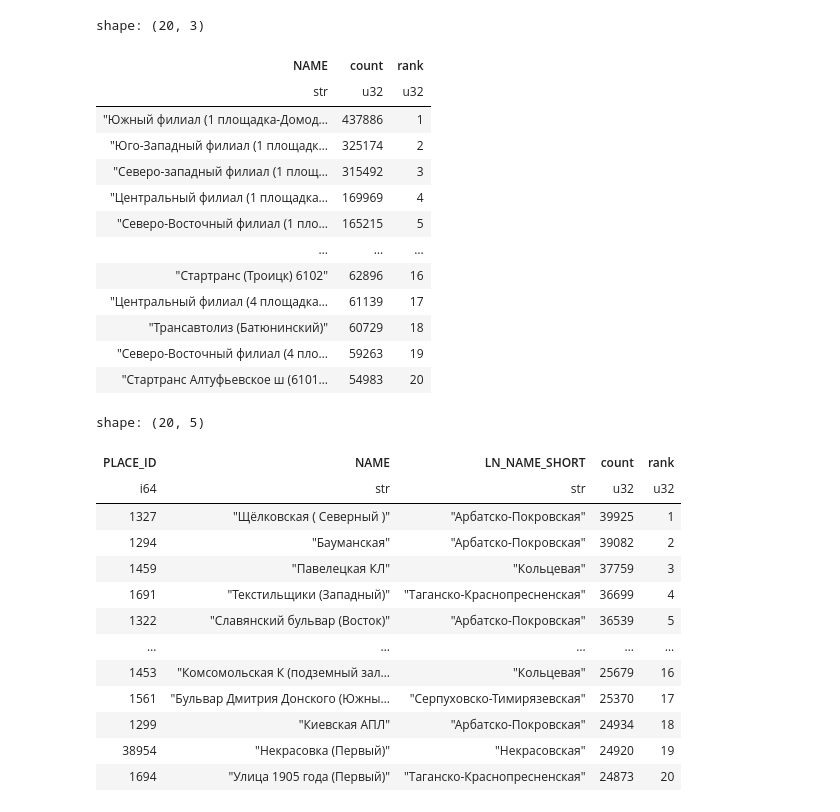
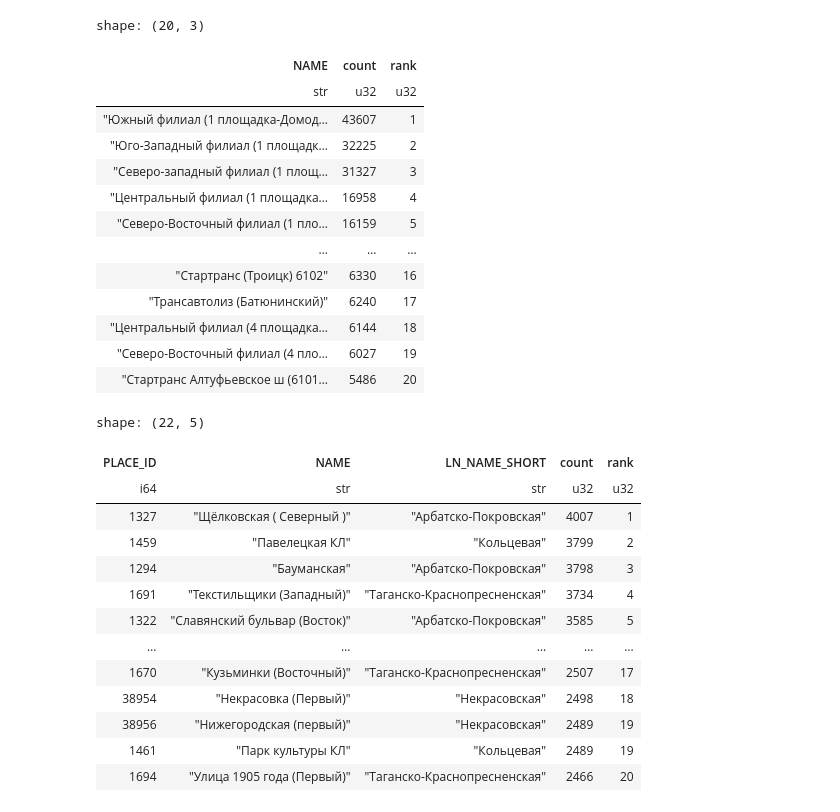
Before and after one commit to Sanya239/MosMetro, a Jupyter notebook: Dash-app.ipynb, the cells around one changed output. Drawn from its saved outputs; the diff is of its cells as text; code cells hidden in the pictures.

```diff
--- a/Dash-app.ipynb
+++ b/Dash-app.ipynb
@@ -1,8 +1,8 @@
 # %%
 import time
 
-data_folder = 'data1/'
-csv_path = data_folder + "PASS_ALL_202503242210.csv"  # путь к жирному файлу
+data_folder = 'app/data1/'
+csv_path = data_folder + "big_data.csv"  # путь к жирному файлу
 
 parquet_path = csv_path.replace('.csv', '.parquet')
 print(f"Последний запуск {time.ctime()}")
@@ -69,9 +69,7 @@ def read_parquet_with_duckdb(data_path: str, no_metro=False, no_overground=False
         WHERE row_num % 10 = 0
     """
 
-    result = duckdb.query(query).pl().with_columns(
-        pl.col("TRAN_DATE").str.strptime(pl.Datetime, format="%Y-%m-%d %H:%M:%S%.f")
-    ).with_columns([
+    result = duckdb.query(query).pl().with_columns([
         pl.col("TRAN_DATE").dt.date().alias("TRAN_ONLY_DATE"),
         pl.col("TRAN_DATE").dt.time().alias("TRAN_ONLY_TIME")
     ]).with_columns(
@@ -154,48 +152,48 @@ from datetime import datetime
 
 def load_top_stops_overground(top=20, start_dt="2025-03-10", end_dt="2025-03-16", start_tm="00:00",
                               end_tm="23:59", continuous=False):
-    place_lookup = pl.read_csv("data1/REF_PSG_PLACES_202503251822.csv", separator=';')
+    place_lookup = pl.read_csv(data_folder+"REF_PSG_PLACES_202503251822.csv", separator=';')
     # Фильтрация по времени
     try:
         filtered = filter_by_time(overground, start_dt, end_dt, start_tm, end_tm, continuous)
     except:
         return "Wrong data format"
     # Топ остановок
     top_stops = (
         filtered.join(
             place_lookup.select(["PLACE_ID", "NAME", "LN_NAME_SHORT"]),
             left_on="PLACE_ID",
             right_on="PLACE_ID",
             how="left"
         )
         .group_by("NAME")
         .agg(pl.len().alias("count"))
         .sort("count", descending=[True])
         .drop_nulls()
         .with_columns(
             pl.col("count").rank("dense", descending=True).alias("rank")
         )
         .filter(pl.col("rank") <= top))
 
     return top_stops
 
 
 load_top_stops_overground()
 # %% [output]
 shape: (20, 3)
 | NAME | count | rank |
 | str | u32 | u32 |
-| "Южный филиал (1 площадка-Домод… | 437886 | 1 |
-| "Юго-Западный филиал (1 площадк… | 325174 | 2 |
-| "Северо-западный филиал (1 площ… | 315492 | 3 |
-| "Центральный филиал (1 площадка… | 169969 | 4 |
-| "Северо-Восточный филиал (1 пло… | 165215 | 5 |
+| "Южный филиал (1 площадка-Домод… | 43607 | 1 |
+| "Юго-Западный филиал (1 площадк… | 32225 | 2 |
+| "Северо-западный филиал (1 площ… | 31327 | 3 |
+| "Центральный филиал (1 площадка… | 16958 | 4 |
+| "Северо-Восточный филиал (1 пло… | 16159 | 5 |
 | … | … | … |
-| "Стартранс (Троицк) 6102" | 62896 | 16 |
-| "Центральный филиал (4 площадка… | 61139 | 17 |
-| "Трансавтолиз (Батюнинский)" | 60729 | 18 |
-| "Северо-Восточный филиал (4 пло… | 59263 | 19 |
-| "Стартранс Алтуфьевское ш (6101… | 54983 | 20 |
+| "Стартранс (Троицк) 6102" | 6330 | 16 |
+| "Трансавтолиз (Батюнинский)" | 6240 | 17 |
+| "Центральный филиал (4 площадка… | 6144 | 18 |
+| "Северо-Восточный филиал (4 пло… | 6027 | 19 |
+| "Стартранс Алтуфьевское ш (6101… | 5486 | 20 |
 # %%
 def load_top_stops_underground(top=20, start_dt="2025-03-10", end_dt="2025-03-16", start_tm="00:00",
                                end_tm="23:59", continuous=False):
@@ -229,20 +227,20 @@ def load_top_stops_underground(top=20, start_dt="2025-03-10", end_dt="2025-03-16
 
 load_top_stops_underground()
 # %% [output]
-shape: (20, 5)
+shape: (22, 5)
 | PLACE_ID | NAME | LN_NAME_SHORT | count | rank |
 | i64 | str | str | u32 | u32 |
-| 1327 | "Щёлковская ( Северный )" | "Арбатско-Покровская" | 39925 | 1 |
-| 1294 | "Бауманская" | "Арбатско-Покровская" | 39082 | 2 |
-| 1459 | "Павелецкая КЛ" | "Кольцевая" | 37759 | 3 |
-| 1691 | "Текстильщики (Западный)" | "Таганско-Краснопресненская" | 36699 | 4 |
-| 1322 | "Славянский бульвар (Восток)" | "Арбатско-Покровская" | 36539 | 5 |
+| 1327 | "Щёлковская ( Северный )" | "Арбатско-Покровская" | 4007 | 1 |
+| 1459 | "Павелецкая КЛ" | "Кольцевая" | 3799 | 2 |
+| 1294 | "Бауманская" | "Арбатско-Покровская" | 3798 | 3 |
+| 1691 | "Текстильщики (Западный)" | "Таганско-Краснопресненская" | 3734 | 4 |
+| 1322 | "Славянский бульвар (Восток)" | "Арбатско-Покровская" | 3585 | 5 |
 | … | … | … | … | … |
-| 1453 | "Комсомольская К (подземный зал… | "Кольцевая" | 25679 | 16 |
-| 1561 | "Бульвар Дмитрия Донского (Южны… | "Серпуховско-Тимирязевская" | 25370 | 17 |
-| 1299 | "Киевская АПЛ" | "Арбатско-Покровская" | 24934 | 18 |
-| 38954 | "Некрасовка (Первый)" | "Некрасовская" | 24920 | 19 |
-| 1694 | "Улица 1905 года (Первый)" | "Таганско-Краснопресненская" | 24873 | 20 |
+| 1670 | "Кузьминки (Восточный)" | "Таганско-Краснопресненская" | 2507 | 17 |
+| 38954 | "Некрасовка (Первый)" | "Некрасовская" | 2498 | 18 |
+| 38956 | "Нижегородская (первый)" | "Некрасовская" | 2489 | 19 |
+| 1461 | "Парк культуры КЛ" | "Кольцевая" | 2489 | 19 |
+| 1694 | "Улица 1905 года (Первый)" | "Таганско-Краснопресненская" | 2466 | 20 |
 # %%
 def load_top_routes_overground(top=20, start_dt="2025-03-10", end_dt="2025-03-16", start_tm="00:00",
                                end_tm="23:59", continuous=False, popularity=False):
```
Also changed, not shown: parts of 6 cells of this notebook, 16 other files.
